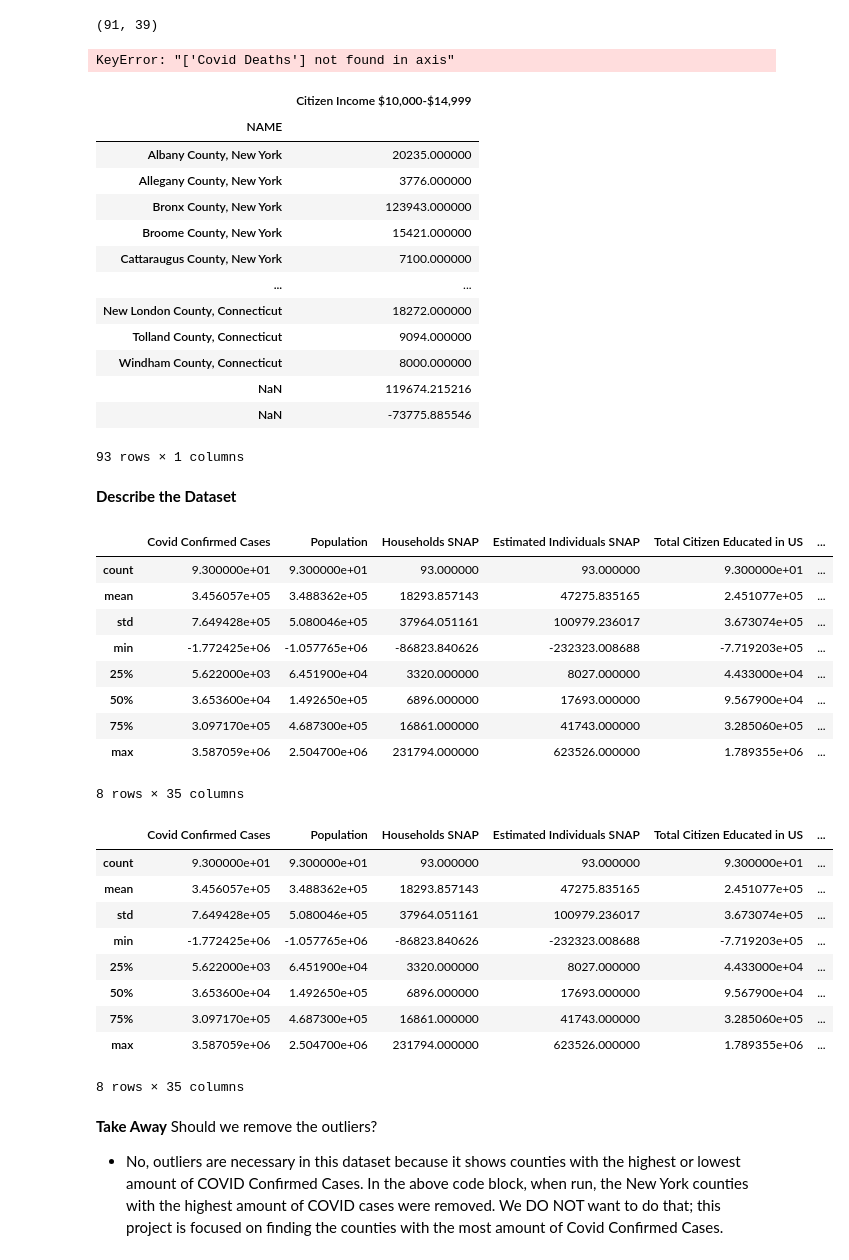
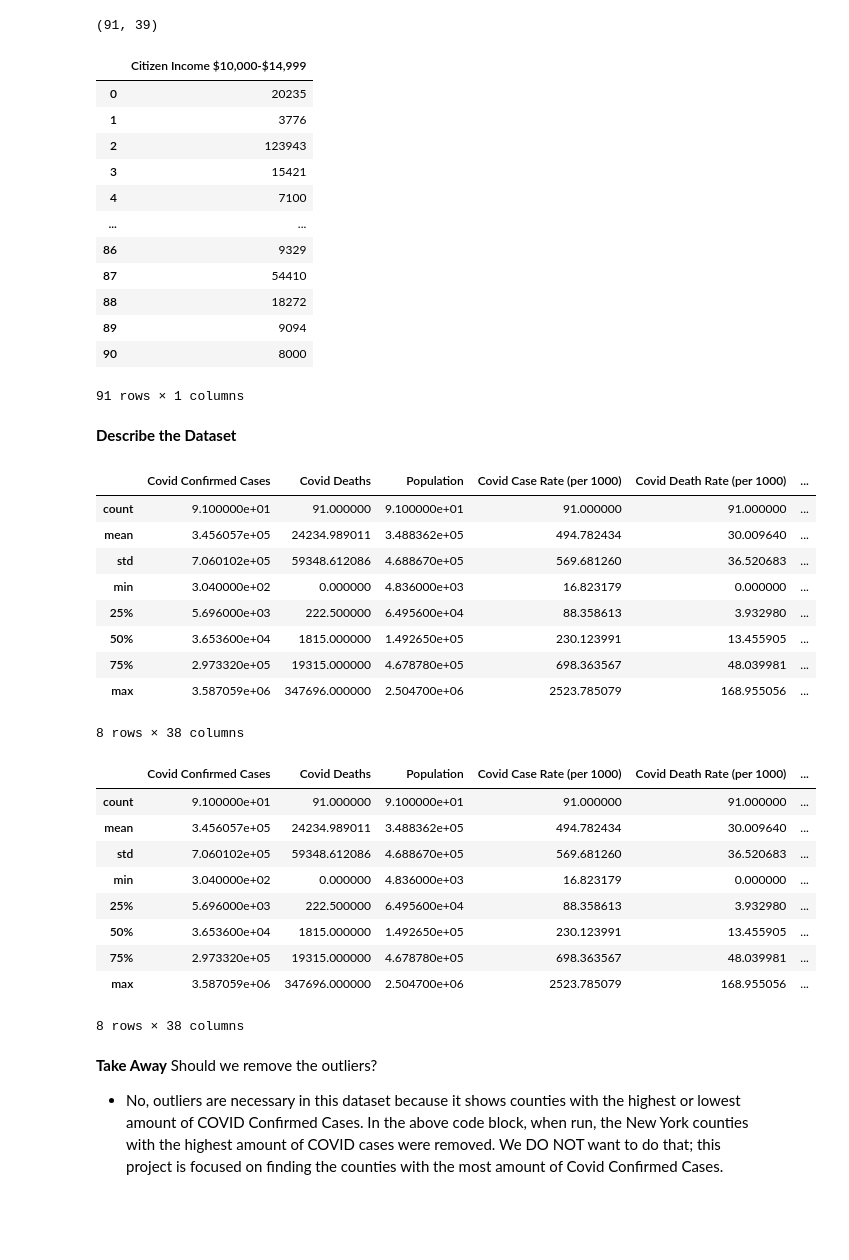
Before and after one commit to monikasivilli/Capstone-Project, a Jupyter notebook: LinReg.ipynb, the cells around one changed output. Saved outputs shown, nothing was run; the diff lists cells and outputs as text; code cells hidden in the pictures; blank space fills up the shorter version.

```diff
--- a/LinReg.ipynb
+++ b/LinReg.ipynb
@@ -39,62 +39,57 @@ data.tail()
 data.shape
 # %% [output]
 (91, 39)
-# %%
-data1 = data.drop(columns=['Covid Deaths', 'Covid Case Rate (per 1000)', 'Covid Death Rate (per 1000)'])
-data1.head()
-# %% [output]
-KeyError: "['Covid Deaths'] not found in axis"
 # %%
-data1[['Citizen Income $10,000-$14,999']]
+# test output of specific column
+data[['Citizen Income $10,000-$14,999']]
 # %% [output]
 |  | Citizen Income $10,000-$14,999 |
-| NAME |  |
-| Albany County, New York | 20235.000000 |
-| Allegany County, New York | 3776.000000 |
-| Bronx County, New York | 123943.000000 |
-| Broome County, New York | 15421.000000 |
-| Cattaraugus County, New York | 7100.000000 |
+| 0 | 20235 |
+| 1 | 3776 |
+| 2 | 123943 |
+| 3 | 15421 |
+| 4 | 7100 |
 | ... | ... |
-| New London County, Connecticut | 18272.000000 |
-| Tolland County, Connecticut | 9094.000000 |
-| Windham County, Connecticut | 8000.000000 |
-| NaN | 119674.215216 |
-| NaN | -73775.885546 |
+| 86 | 9329 |
+| 87 | 54410 |
+| 88 | 18272 |
+| 89 | 9094 |
+| 90 | 8000 |
-93 rows × 1 columns
+91 rows × 1 columns
 # %% [markdown]
 __Describe the Dataset__
 # %%
-desc_data = data1.describe()
+desc_data = data.describe()
 desc_data
 # %% [output]
-|  | Covid Confirmed Cases | Population | Households SNAP | Estimated Individuals SNAP | Total Citizen Educated in US | ... |
-| count | 9.300000e+01 | 9.300000e+01 | 93.000000 | 93.000000 | 9.300000e+01 | ... |
-| mean | 3.456057e+05 | 3.488362e+05 | 18293.857143 | 47275.835165 | 2.451077e+05 | ... |
-| std | 7.649428e+05 | 5.080046e+05 | 37964.051161 | 100979.236017 | 3.673074e+05 | ... |
-| min | -1.772425e+06 | -1.057765e+06 | -86823.840626 | -232323.008688 | -7.719203e+05 | ... |
-| 25% | 5.622000e+03 | 6.451900e+04 | 3320.000000 | 8027.000000 | 4.433000e+04 | ... |
-| 50% | 3.653600e+04 | 1.492650e+05 | 6896.000000 | 17693.000000 | 9.567900e+04 | ... |
-| 75% | 3.097170e+05 | 4.687300e+05 | 16861.000000 | 41743.000000 | 3.285060e+05 | ... |
-| max | 3.587059e+06 | 2.504700e+06 | 231794.000000 | 623526.000000 | 1.789355e+06 | ... |
+|  | Covid Confirmed Cases | Covid Deaths | Population | Covid Case Rate (per 1000) | Covid Death Rate (per 1000) | ... |
+| count | 9.100000e+01 | 91.000000 | 9.100000e+01 | 91.000000 | 91.000000 | ... |
+| mean | 3.456057e+05 | 24234.989011 | 3.488362e+05 | 494.782434 | 30.009640 | ... |
+| std | 7.060102e+05 | 59348.612086 | 4.688670e+05 | 569.681260 | 36.520683 | ... |
+| min | 3.040000e+02 | 0.000000 | 4.836000e+03 | 16.823179 | 0.000000 | ... |
+| 25% | 5.696000e+03 | 222.500000 | 6.495600e+04 | 88.358613 | 3.932980 | ... |
+| 50% | 3.653600e+04 | 1815.000000 | 1.492650e+05 | 230.123991 | 13.455905 | ... |
+| 75% | 2.973320e+05 | 19315.000000 | 4.678780e+05 | 698.363567 | 48.039981 | ... |
+| max | 3.587059e+06 | 347696.000000 | 2.504700e+06 | 2523.785079 | 168.955056 | ... |
-8 rows × 35 columns
+8 rows × 38 columns
 # %%
 # epxploring outliers in the dataset
 # add the standard deviation metric
-data1.loc['+3_std'] = desc_data.loc['mean'] + (desc_data.loc['std']*3)
-data1.loc['-3_std'] = desc_data.loc['mean'] - (desc_data.loc['std']*3)
+data.loc['+3_std'] = desc_data.loc['mean'] + (desc_data.loc['std']*3)
+data.loc['-3_std'] = desc_data.loc['mean'] - (desc_data.loc['std']*3)
 
 desc_data
 # %% [output]
-|  | Covid Confirmed Cases | Population | Households SNAP | Estimated Individuals SNAP | Total Citizen Educated in US | ... |
-| count | 9.300000e+01 | 9.300000e+01 | 93.000000 | 93.000000 | 9.300000e+01 | ... |
-| mean | 3.456057e+05 | 3.488362e+05 | 18293.857143 | 47275.835165 | 2.451077e+05 | ... |
-| std | 7.649428e+05 | 5.080046e+05 | 37964.051161 | 100979.236017 | 3.673074e+05 | ... |
-| min | -1.772425e+06 | -1.057765e+06 | -86823.840626 | -232323.008688 | -7.719203e+05 | ... |
-| 25% | 5.622000e+03 | 6.451900e+04 | 3320.000000 | 8027.000000 | 4.433000e+04 | ... |
-| 50% | 3.653600e+04 | 1.492650e+05 | 6896.000000 | 17693.000000 | 9.567900e+04 | ... |
-| 75% | 3.097170e+05 | 4.687300e+05 | 16861.000000 | 41743.000000 | 3.285060e+05 | ... |
-| max | 3.587059e+06 | 2.504700e+06 | 231794.000000 | 623526.000000 | 1.789355e+06 | ... |
+|  | Covid Confirmed Cases | Covid Deaths | Population | Covid Case Rate (per 1000) | Covid Death Rate (per 1000) | ... |
+| count | 9.100000e+01 | 91.000000 | 9.100000e+01 | 91.000000 | 91.000000 | ... |
+| mean | 3.456057e+05 | 24234.989011 | 3.488362e+05 | 494.782434 | 30.009640 | ... |
+| std | 7.060102e+05 | 59348.612086 | 4.688670e+05 | 569.681260 | 36.520683 | ... |
+| min | 3.040000e+02 | 0.000000 | 4.836000e+03 | 16.823179 | 0.000000 | ... |
+| 25% | 5.696000e+03 | 222.500000 | 6.495600e+04 | 88.358613 | 3.932980 | ... |
+| 50% | 3.653600e+04 | 1815.000000 | 1.492650e+05 | 230.123991 | 13.455905 | ... |
+| 75% | 2.973320e+05 | 19315.000000 | 4.678780e+05 | 698.363567 | 48.039981 | ... |
+| max | 3.587059e+06 | 347696.000000 | 2.504700e+06 | 2523.785079 | 168.955056 | ... |
-8 rows × 35 columns
+8 rows × 38 columns
 # %%
 # filter the outliers
 #data_remove = data[(np.abs(stats.zscore(data))<3).all(axis=1)]
```
Also changed, not shown: parts of 15 cells of this notebook.
